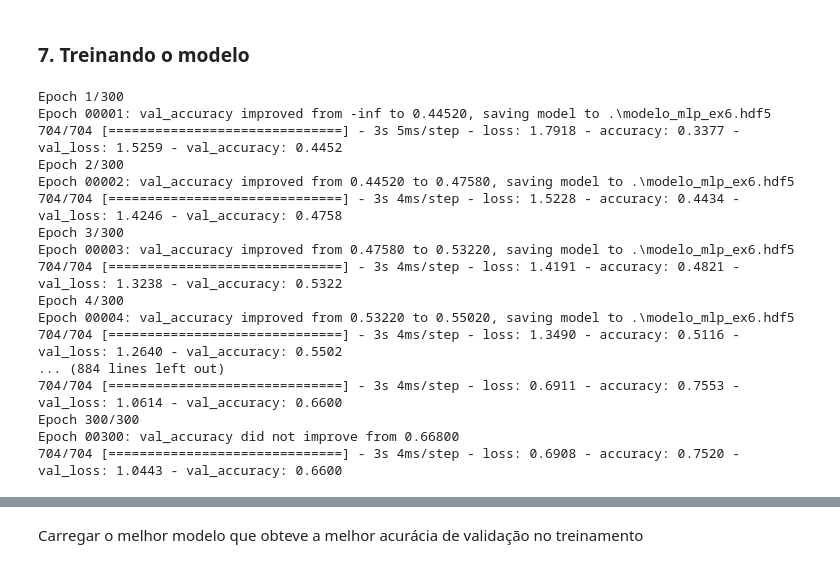
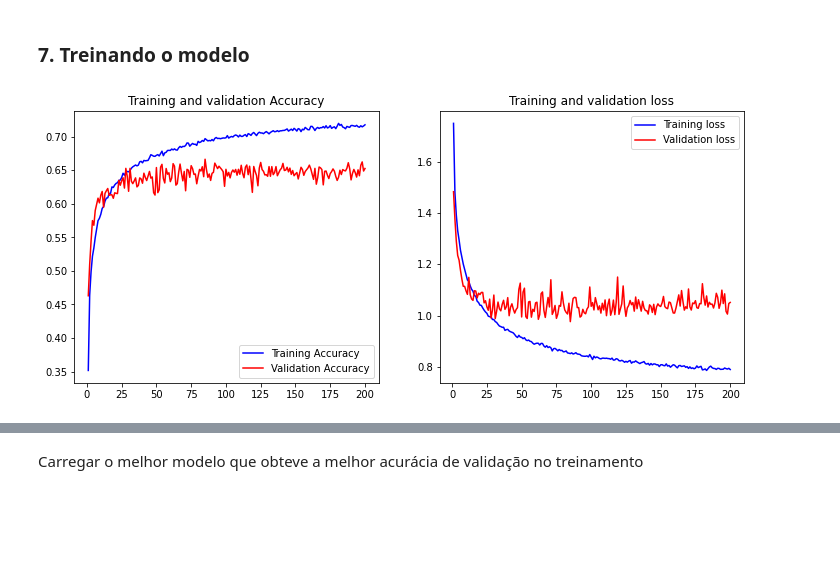
Before and after one commit to hgf777-br/trabalho-final-deep-learning, a Jupyter notebook: Ex6_hgf.ipynb, the cells around one changed output, grey strips where cells are left out. Cells and saved outputs as stored; diff of their text form; code cells hidden in the pictures; blank space fills up the shorter version.

```diff
--- a/Ex6_hgf.ipynb
+++ b/Ex6_hgf.ipynb
@@ -141,27 +141,13 @@ model.compile(loss='categorical_crossentropy', optimizer='Adam', metrics=['accur
 # %% [markdown]
 ### 7. Treinando o modelo
 # %%
-checkpointer = ModelCheckpoint(filepath='./modelo_mlp_ex6.hdf5', verbose=1,  save_best_only=True, monitor='val_accuracy') #
+checkpointer = ModelCheckpoint(filepath='./modelo_mlp_ex6.hdf5', verbose=0,  save_best_only=True, monitor='val_accuracy') #
 
-history = model.fit(x_train, y_train, batch_size=64, epochs=100, validation_data=(x_valid, y_valid), callbacks=[checkpointer], verbose=1)
+history = model.fit(x_train, y_train, batch_size=64, epochs=200, validation_data=(x_valid, y_valid), callbacks=[checkpointer], verbose=0)
-# %% [output]
-Epoch 1/300
-Epoch 00001: val_accuracy improved from -inf to 0.44520, saving model to .\modelo_mlp_ex6.hdf5
-704/704 [==============================] - 3s 5ms/step - loss: 1.7918 - accuracy: 0.3377 - val_loss: 1.5259 - val_accuracy: 0.4452
-Epoch 2/300
-Epoch 00002: val_accuracy improved from 0.44520 to 0.47580, saving model to .\modelo_mlp_ex6.hdf5
-704/704 [==============================] - 3s 4ms/step - loss: 1.5228 - accuracy: 0.4434 - val_loss: 1.4246 - val_accuracy: 0.4758
-Epoch 3/300
-Epoch 00003: val_accuracy improved from 0.47580 to 0.53220, saving model to .\modelo_mlp_ex6.hdf5
-704/704 [==============================] - 3s 4ms/step - loss: 1.4191 - accuracy: 0.4821 - val_loss: 1.3238 - val_accuracy: 0.5322
-Epoch 4/300
-Epoch 00004: val_accuracy improved from 0.53220 to 0.55020, saving model to .\modelo_mlp_ex6.hdf5
-704/704 [==============================] - 3s 4ms/step - loss: 1.3490 - accuracy: 0.5116 - val_loss: 1.2640 - val_accuracy: 0.5502
-... (884 lines left out)
-704/704 [==============================] - 3s 4ms/step - loss: 0.6911 - accuracy: 0.7553 - val_loss: 1.0614 - val_accuracy: 0.6600
-Epoch 300/300
-Epoch 00300: val_accuracy did not improve from 0.66800
-704/704 [==============================] - 3s 4ms/step - loss: 0.6908 - accuracy: 0.7520 - val_loss: 1.0443 - val_accuracy: 0.6600
+# %%
+plot_history(history)
+# %% [output]
+[figure, added]
 # %%
 plot_history(history)
 # %% [output]
```
Also changed, not shown: parts of 12 cells of this notebook, 2 other files.
